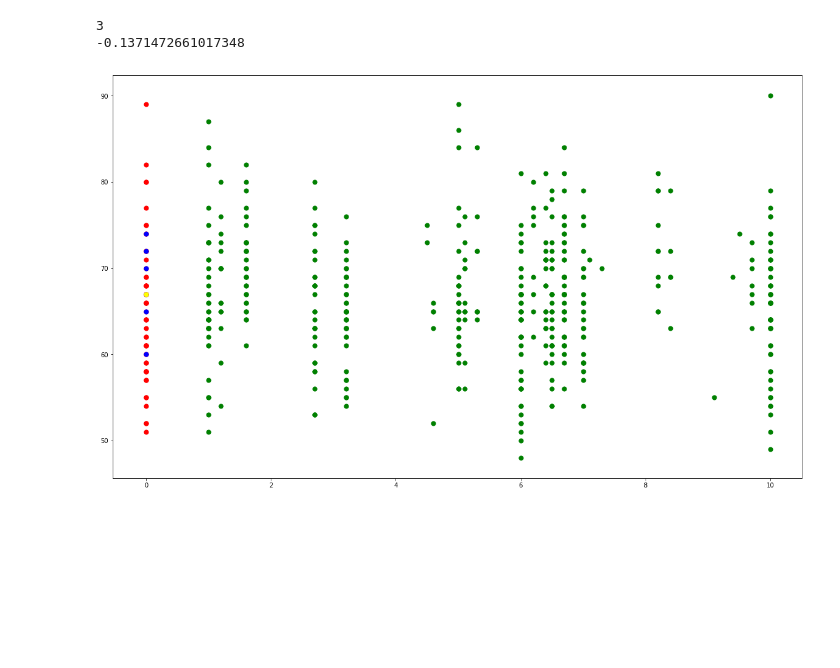
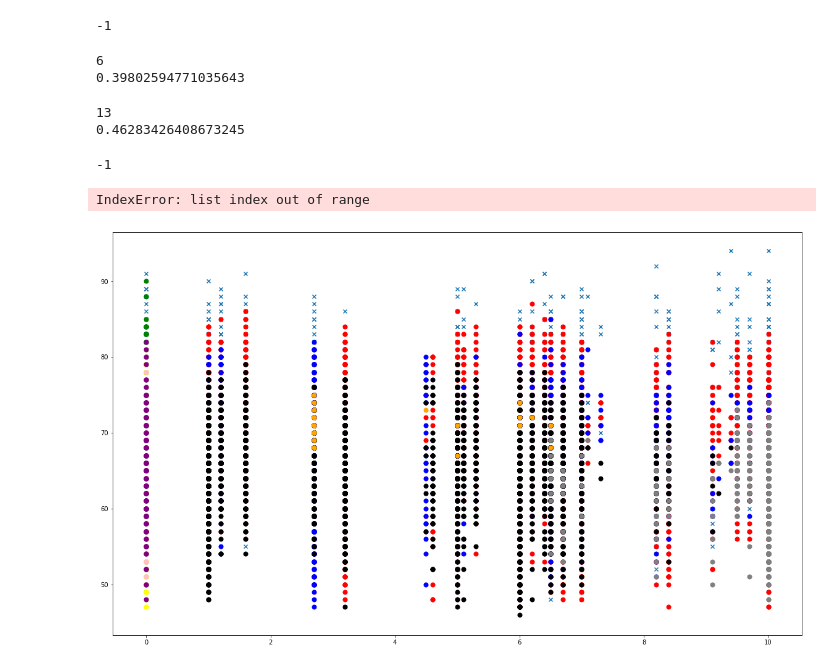
Before and after one commit to gianthead97/fifa_19_clustering, a Jupyter notebook: jupyter_scripts/dbscan.ipynb, the cells around one changed output. Cells and saved outputs as stored; diff of their text form; code cells hidden in the pictures; blank space fills up the shorter version.

```diff
--- a/jupyter_scripts/dbscan.ipynb
+++ b/jupyter_scripts/dbscan.ipynb
@@ -11,6 +13,6 @@ df_scaled = pd.read_csv('../preprocessed_data.csv', index_col=0)
 # %%
 pca = PCA(n_components=7)
-principal_components = pca.fit_transform(df_scaled.drop('Preferred Foot', axis=1))
+principal_components = pca.fit_transform(df_scaled)
 print(pca.explained_variance_)
 df_pca = pd.DataFrame(principal_components, columns=['pca1', 'pca2', 'pca3', 'pca4',
                                                      'pca5', 'pca6', 'pca7'])
@@ -36,11 +46,33 @@ See the caveats in the documentation: http://pandas.pydata.org/pandas-docs/stabl
+# %%
+est_dbscan = DBSCAN(eps=0.20, min_samples=15)
+est_dbscan.fit(df_scaled)
+print(max(est_dbscan.labels_))
+#print(silhouette_score(df_without_gk, est_dbscan.labels_))
+# %% [output]
+-1
+# %%
+est_dbscan = DBSCAN(eps=0.20, min_samples=25)
+est_dbscan.fit(df_pca)
+print(max(est_dbscan.labels_))
+print(silhouette_score(df_pca, est_dbscan.labels_))
+# %% [output]
+6
+0.39802594771035643
+# %%
+est_dbscan = DBSCAN(eps=0.35, min_samples=20)
+est_dbscan.fit(df_pca)
+print(max(est_dbscan.labels_))
+print(silhouette_score(df_pca, est_dbscan.labels_))
+# %% [output]
+13
+0.46283426408673245
 # %%
-est_dbscan = DBSCAN(eps=0.18, min_samples=3, algorithm='brute')
+est_dbscan = DBSCAN(eps=0.20, min_samples=15)
 est_dbscan.fit(df_without_gk)
 print(max(est_dbscan.labels_))
-print(silhouette_score(df_without_gk, est_dbscan.labels_))
+#print(silhouette_score(df_without_gk, est_dbscan.labels_))
 # %% [output]
-3
--0.1371472661017348
+-1
 # %%
 position_to_num = {
     'GK': 0.0,
@@ -75,17 +107,21 @@ df['Position'].replace(position_to_num, inplace=True)
 # %%
 fig = plt.figure(figsize=(20,12))
 df['Labels'] = est_dbscan.labels_
 df_pca['Labels'] = est_dbscan.labels_
 colors = ['Red', 'Green', 'Blue', 'Yellow', 'Pink', 'Black', 'Purple', 'Orange', 'Grey']
 for j in range(-1, max(est_dbscan.labels_)):
     if j == -1:
-        noise = df.sample(500)[df['Labels'] == -1]
+        noise = df[df['Labels'] == -1]
         plt.scatter(noise['Position'], noise['Overall'], marker='x')
     else:
-        cluster = df.sample(500)[df['Labels'] == j]
+        cluster = df[df['Labels'] == j]
         plt.scatter(cluster['Position'], cluster['Overall'], color=colors[j], s=50)
+
+
+# plt.savefig('../dbscan_pca_030_20')
 # %% [output]
+IndexError: list index out of range
-[figure, old version]
+[figure, new version]
 # %%
 fig = plt.figure(figsize=(20,12))
 for j in range(-1, max(est_dbscan.labels_)):
```
Also changed, not shown: parts of 6 cells of this notebook, 18 other files.
